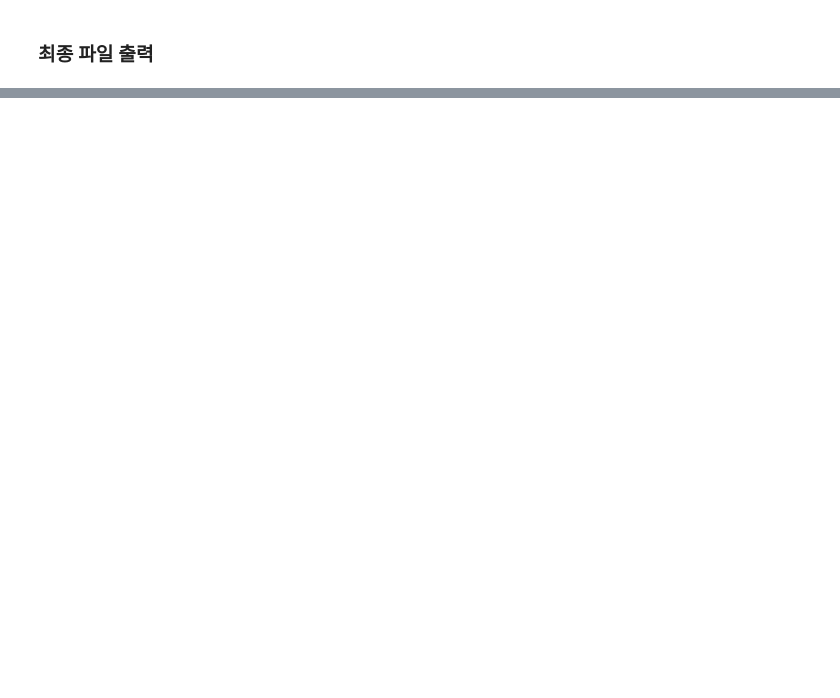
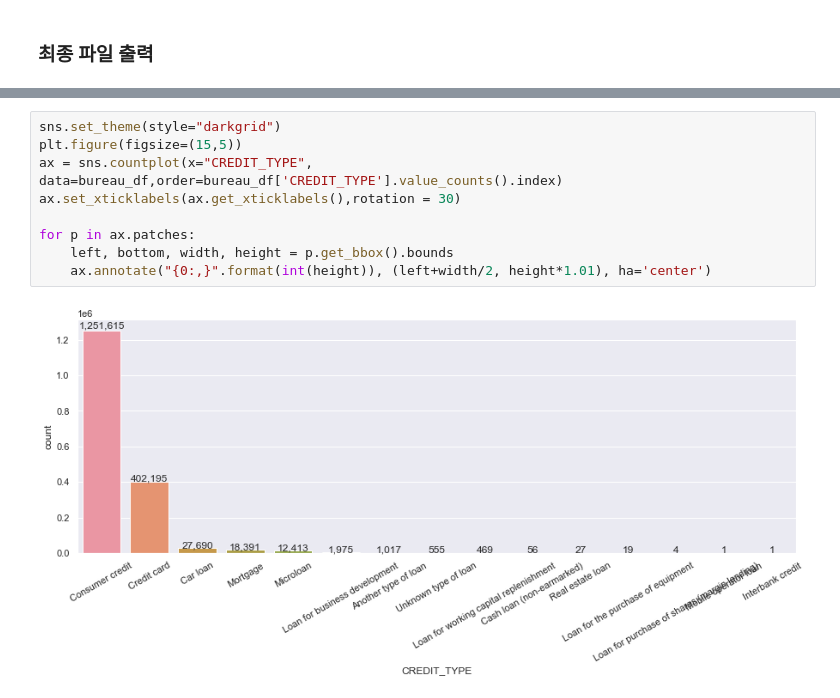
Before and after one commit to kkiyou/default-risk, a Jupyter notebook: jangho/bureau_preprocessing.ipynb, the cells around one changed output, grey strips where cells are left out. Saved outputs shown, nothing was run; the diff lists cells and outputs as text; blank space fills up the shorter version.

```diff
--- a/jangho/bureau_preprocessing.ipynb
+++ b/jangho/bureau_preprocessing.ipynb
@@ -576,0 +681,11 @@ bureau_final.to_csv('../pre_data/bureau_final.csv')
+# %%
+sns.set_theme(style="darkgrid")
+plt.figure(figsize=(15,5))
+ax = sns.countplot(x="CREDIT_TYPE", data=bureau_df,order=bureau_df['CREDIT_TYPE'].value_counts().index)
+ax.set_xticklabels(ax.get_xticklabels(),rotation = 30)
+
+for p in ax.patches:
+    left, bottom, width, height = p.get_bbox().bounds
+    ax.annotate("{0:,}".format(int(height)), (left+width/2, height*1.01), ha='center')
+# %% [output]
+[figure, added]
```
Also changed, not shown: parts of 18 cells of this notebook, 3 other files.
